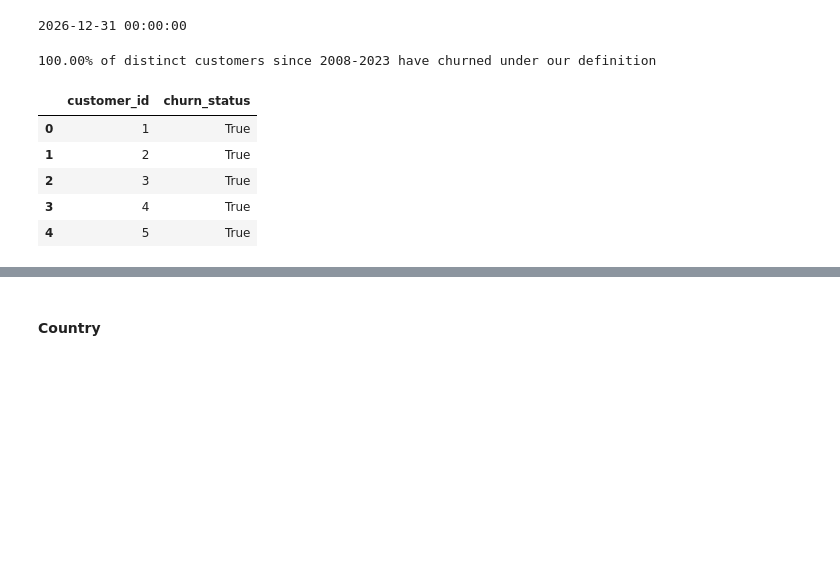
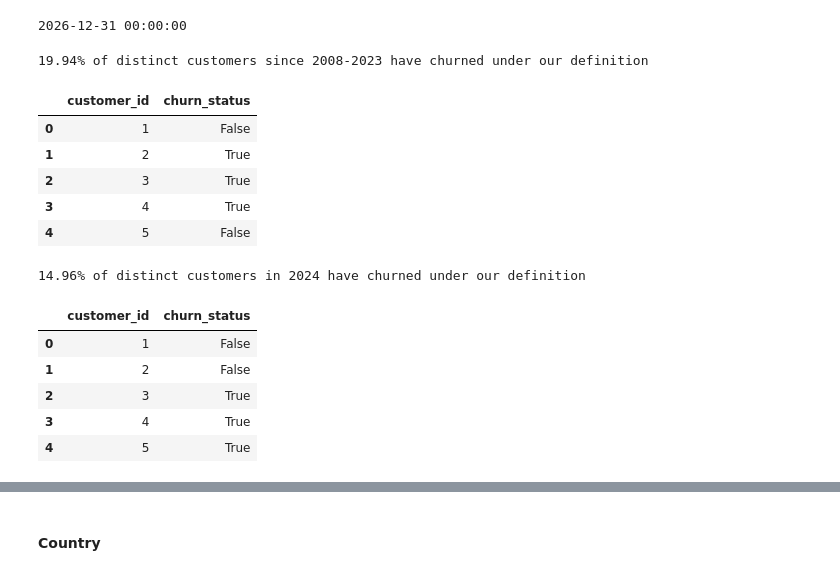
Before and after one commit to m227chan/MSE-546-Advanced-ML-Project, a Jupyter notebook: clean/clean.ipynb, the cells around one changed output, grey strips where cells are left out. Saved outputs shown, nothing was run; the diff lists cells and outputs as text; code cells hidden in the pictures; blank space fills up the shorter version.

Commit message:
add transaction interaction and financial features (rough)

```diff
--- a/clean/clean.ipynb
+++ b/clean/clean.ipynb
@@ -91,17 +85,17 @@ Percentage of dataset removed: 0.02%
 # %%
-# drop unrealistic records of atm transfer in
+# # drop unrealistic records of atm transfer in
 
-# current justification: it's not realisitc that someone can transfer money out of an ATM thousands of times in single day also it accounts for tiny
-# TODO: find a source to backup the reasoning for removing this data
+# # current justification: it's not realisitc that someone can transfer money out of an ATM thousands of times in single day also it accounts for tiny
+# # TODO: find a source to backup the reasoning for removing this data
 
-# drop records with more than 10 atm transfer ins
-filtered_df = combined_train_raw_df.drop(combined_train_raw_df[combined_train_raw_df['atm_transfer_in'] > 10].index)
+# # drop records with more than 10 atm transfer ins
+# filtered_df = combined_train_raw_df.drop(combined_train_raw_df[combined_train_raw_df['atm_transfer_in'] > 20].index)
 
-# Calculate dropped records
-dropped_count = initial_count - len(filtered_df)
-percentage_dropped = (dropped_count / initial_count) * 100
+# # Calculate dropped records
+# dropped_count = initial_count - len(filtered_df)
+# percentage_dropped = (dropped_count / initial_count) * 100
 
-print(f"Records dropped: {dropped_count}")
-print(f"Percentage of dataset removed: {percentage_dropped:.2f}%")
+# print(f"Records dropped: {dropped_count}")
+# print(f"Percentage of dataset removed: {percentage_dropped:.2f}%")
 
-combined_train_raw_df = filtered_df
+# combined_train_raw_df = filtered_df
@@ -137,6 +125,6 @@ Churn definition:
 # Ensure the 'date' column is in datetime format
 combined_train_raw_df['date'] = pd.to_datetime(combined_train_raw_df['date'])
 
-max_date = max(combined_train_raw_df['date'])
-print(max_date)
+max_date_train = max(combined_train_raw_df['date'])
+print(max_date_train)
 # %% [output]
@@ -150,28 +138,53 @@ print(max_date)
 # %% [output]
 2026-12-31 00:00:00
+# %%
+# Get the last interaction date for each customer
+last_interaction = combined_train_raw_df.groupby('customer_id')['date'].max()
+
+# Define the churn threshold
+churn_date = pd.Timestamp(max_date_train)
+cutoff_date = churn_date - pd.DateOffset(months=18)
+
+churn_status = last_interaction < cutoff_date
+
+# Convert to DataFrame
+df_train = churn_status.reset_index(name='churn_status')
+
+churn_percentage = (df_train['churn_status'].sum() / len(df_train)) * 100
+print(f"{churn_percentage:.2f}% of distinct customers since 2008-2023 have churned under our definition")
+
+df_train.head()
+# %% [output]
+19.94% of distinct customers since 2008-2023 have churned under our definition
+|  | customer_id | churn_status |
+| 0 | 1 | False |
+| 1 | 2 | True |
+| 2 | 3 | True |
+| 3 | 4 | True |
+| 4 | 5 | False |
 # %%
 # Get the last interaction date for each customer
-last_interaction = combined_train_raw_df.groupby('customer_id')['date'].max()
+last_interaction = test_raw_df.groupby('customer_id')['date'].max()
 
 # Define the churn threshold
-churn_date = pd.Timestamp(max_date) # Training the model up to the
+churn_date = pd.Timestamp(max_date_test) # Training the model up to the
 cutoff_date = churn_date - pd.DateOffset(months=18)
 
 # Determine churn status (True if last interaction was before cutoff_date)
 churn_status = last_interaction < cutoff_date
 
 # Convert to DataFrame
-df_train = churn_status.reset_index(name='churn_status')
+df_test = churn_status.reset_index(name='churn_status')
 
-churn_percentage = (df_train['churn_status'].sum() / len(df_train)) * 100
-print(f"{churn_percentage:.2f}% of distinct customers since 2008-2023 have churned under our definition")
+churn_percentage = (df_test['churn_status'].sum() / len(df_test)) * 100
+print(f"{churn_percentage:.2f}% of distinct customers in 2024 have churned under our definition")
 
-df_train.head()
+df_test.head()
 # %% [output]
-100.00% of distinct customers since 2008-2023 have churned under our definition
+14.96% of distinct customers in 2024 have churned under our definition
 |  | customer_id | churn_status |
-| 0 | 1 | True |
-| 1 | 2 | True |
+| 0 | 1 | False |
+| 1 | 2 | False |
 | 2 | 3 | True |
 | 3 | 4 | True |
 | 4 | 5 | True |
```
Also changed, not shown: parts of 35 cells of this notebook, 2 other files.
